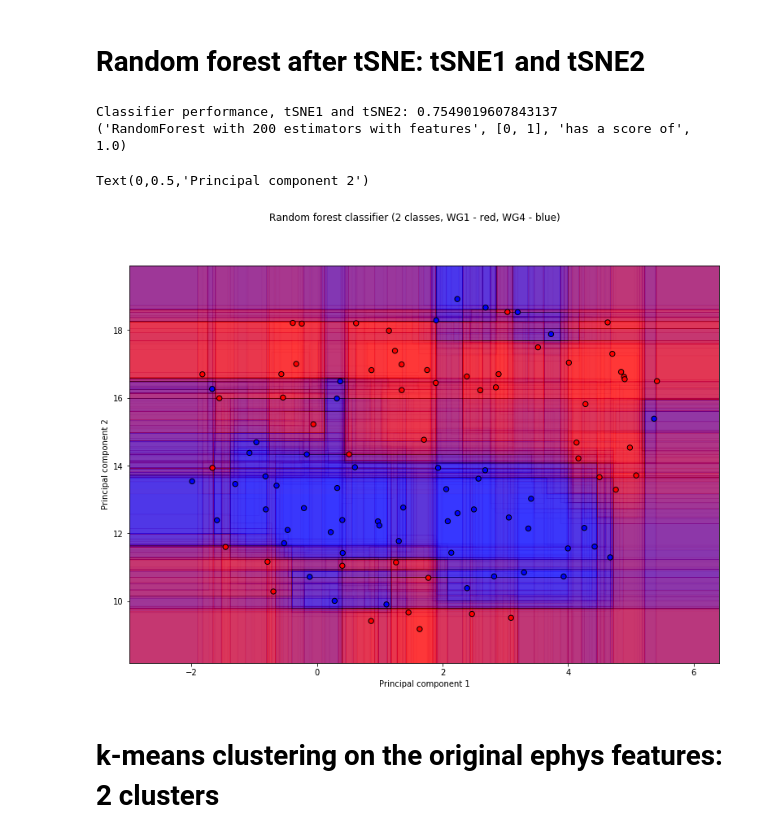
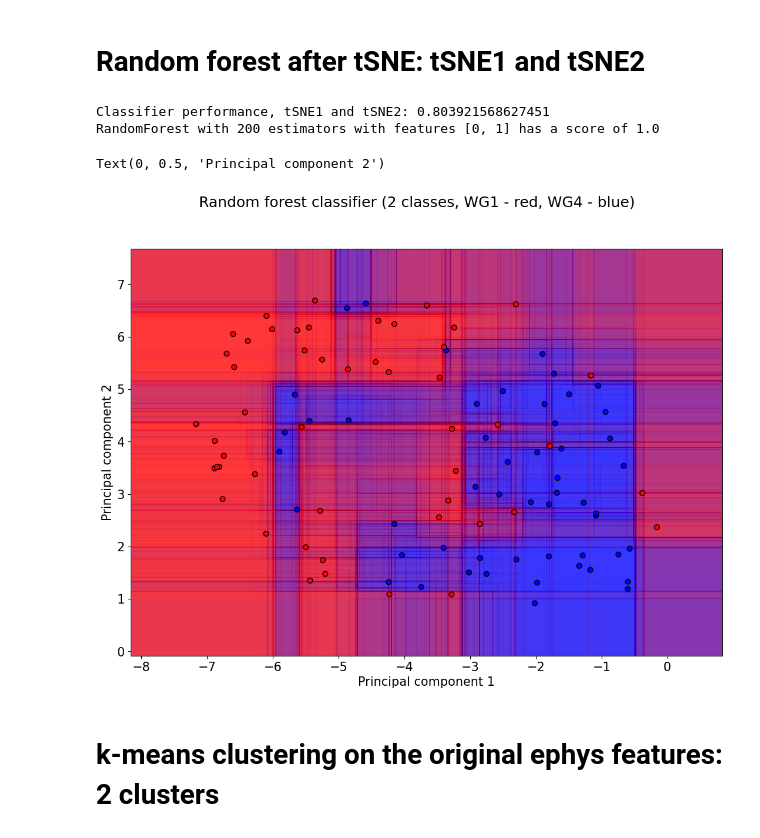
Before and after one commit to jayasree-peri/anastassiou-lab-work, a Jupyter notebook: Fig_3/morp_analysis/analysis_morpho.ipynb, the cells around one changed output. Cells and saved outputs as stored; diff of their text form; code cells hidden in the pictures.

```diff
--- a/Fig_3/morp_analysis/analysis_morpho.ipynb
+++ b/Fig_3/morp_analysis/analysis_morpho.ipynb
@@ -652,17 +651,17 @@ print len(patient_label)
 # %%
 # run once
 
-print 'Plot the cell type'
+print('Plot the cell type')
 
 # create the cell type with only 2 classes
 cell_type_14=np.array(cell_type)
-cell_type_14[np.where(cell_type_14 == 11)]=1
-cell_type_14=np.concatenate(cell_type_14,axis=0)
+cell_type_14[np.where(np.array(cell_type) == 11)]=1
+cell_type_14=np.concatenate([cell_type_14],axis=0)
 
 # concatenate the previous cell_type too
-cell_type=np.concatenate(cell_type,axis=0)
+cell_type=np.concatenate([cell_type],axis=0)
 
-print cell_type_14
+print(cell_type_14)
 # %% [output]
 Plot the cell type
 [1 1 4 4 4 4 4 4 4 4 4 4 4 4 4 4 4 4 4 4 4 4 4 1 1 1 1 1 1 1 1 1 1 1 1 1 1
@@ -686,7 +685,7 @@ Data size
 # %%
 
 # impute all NaNs in the array and replace with the mean
-imp = Imputer(missing_values='NaN', strategy='median', axis=0)
+imp = Imputer(missing_values=np.nan, strategy='median')
 imp.fit(all_features)
 
 # replace all NaNs
@@ -695,8 +694,8 @@ all_features_new=imp.transform(all_features)
 plt.imshow(all_features_new)
 plt.title('All features imputed, non-scaled')
 
-print 'Data length'
-print len(all_features_new)
+print('Data length')
+print(len(all_features_new))
 # %% [output]
 Data length
 102
@@ -757,7 +756,7 @@ for i in np.arange(n_features):
     if p<alpha_level/n_features:
         fig, ax = plt.subplots()
         labels=['WG1','WG4']
-        plt.boxplot([np.transpose(wg1),np.transpose(wg4)])
+        plt.boxplot([np.transpose(wg1).flatten(),np.transpose(wg4).flatten()])
         plt.title(feature_names[i]+str(' (significant)') +str(' p= ') +str(np.round(p,12)))
 #    else:
 #        plt.title(feature_names[i]+str(' (non-significant)') +str(' p= ') +str(np.round(p,12)))
@@ -1027,7 +1027,7 @@ Text(0.5,1,'All features in PCA-space')
 
 clf = RandomForestClassifier(bootstrap=True, class_weight=None, criterion='gini',
             max_depth=None, max_features='sqrt', max_leaf_nodes=None,
-            min_impurity_decrease=0.0, min_impurity_split=None,
+            min_impurity_decrease=0.0,
             min_samples_leaf=1, min_samples_split=2,
             min_weight_fraction_leaf=0.0, n_estimators=200, n_jobs=1,
             oob_score=True, random_state=0, verbose=0, warm_start=False)
@@ -1037,13 +1037,13 @@ clf.fit(all_features_new_scaled, cell_type_14)
 
 # get the scores of the trees and pring them
 scores = clf.score(all_features_new_scaled, cell_type_14)
-print 'Random forest classification score: ' + str(scores)
+print('Random forest classification score: ' + str(scores))
 
 oob_error = clf.oob_score_
-print '\n'
-print 'Random forest classification performance: ' + str(oob_error)
+print('\n')
+print('Random forest classification performance: ' + str(oob_error))
 
-print '2 classes'
+print('2 classes')
 feature_importance=clf.feature_importances_
 
 # [np.flip(np.argsort(feature_importance),0)]
@@ -1056,10 +1056,10 @@ plt.ylabel('Feature weight')
 
 #plt.xticks(np.arange(0,n_features,1),np.flip(np.argsort(feature_importance),0))
 
-print 'Sum of feature importances: ' + str(np.sum(clf.feature_importances_))
+print('Sum of feature importances: ' + str(np.sum(clf.feature_importances_)))
 
-print 'Order of features'
-print np.flip(np.argsort(feature_importance),0)
+print('Order of features')
+print(np.flip(np.argsort(feature_importance),0))
 
 #plt.savefig('Random_forest_WG1WG1TS_WG4_weights.eps', format='eps', dpi=300)
 # %% [output]
@@ -1433,7 +1425,7 @@ RANDOM_SEED = 13  # fix the seed on each iteration
 
 model=RandomForestClassifier(bootstrap=True, class_weight=None, criterion='gini',
             max_depth=None, max_features='sqrt', max_leaf_nodes=None,
-            min_impurity_decrease=0.0, min_impurity_split=None,
+            min_impurity_decrease=0.0,
             min_samples_leaf=1, min_samples_split=2,
             min_weight_fraction_leaf=0.0, n_estimators=n_estimators, n_jobs=1,
             oob_score=True, random_state=0, verbose=0, warm_start=False)
@@ -1462,7 +1454,7 @@ clf = model.fit(X, y)
 scores = clf.score(X, y)
 
 # print the model score
-print 'Classifier performance, tSNE1 and tSNE2: ' + str(clf.oob_score_)
+print('Classifier performance, tSNE1 and tSNE2: ' + str(clf.oob_score_))
 
 # Create a title for each column and the console by using str() and
 # slicing away useless parts of the string
@@ -1496,37 +1488,37 @@ else:
     # that are in use (noting that AdaBoost can use fewer estimators
     # than its maximum if it achieves a good enough fit early on)
     estimator_alpha = 1.0 / len(model.estimators_)
     for tree in model.estimators_:
         Z = tree.predict(np.c_[xx.ravel(), yy.ravel()])
         Z = Z.reshape(xx.shape)
         cs = plt.contourf(xx, yy, Z, alpha=estimator_alpha, cmap=ListedColormap(['b','r']))
 
 # Build a coarser grid to plot a set of ensemble classifications
 # to show how these are different to what we see in the decision
 # surfaces. These points are regularly space and do not have a
 # black outline
 xx_coarser, yy_coarser = np.meshgrid(
     np.arange(x_min, x_max, plot_step_coarser),
     np.arange(y_min, y_max, plot_step_coarser))
 Z_points_coarser = model.predict(np.c_[xx_coarser.ravel(),
                                  yy_coarser.ravel()]
                                  ).reshape(xx_coarser.shape)
 
 plt.scatter(X[:, 0], X[:, 1], c=y,
             cmap=ListedColormap(['b','r']),
             edgecolor='k', s=40)
 
 plt.suptitle("Random forest classifier (2 classes, WG1 - red, WG4 - blue)")
 plt.axis("tight")
 plt.xlabel('Principal component 1')
 plt.ylabel('Principal component 2')
 
 #plt.savefig('Random_forest_visualisation.svg', format='svg', dpi=100)
 # %% [output]
-Classifier performance, tSNE1 and tSNE2: 0.7549019607843137
-('RandomForest with 200 estimators with features', [0, 1], 'has a score of', 1.0)
+Classifier performance, tSNE1 and tSNE2: 0.803921568627451
+RandomForest with 200 estimators with features [0, 1] has a score of 1.0
-Text(0,0.5,'Principal component 2')
+Text(0, 0.5, 'Principal component 2')
-[figure, old version]
+[figure, new version]
 # %% [markdown]
 # k-means clustering on the original ephys features: 2 clusters
 # %%
```
Also changed, not shown: parts of 37 cells of this notebook.
